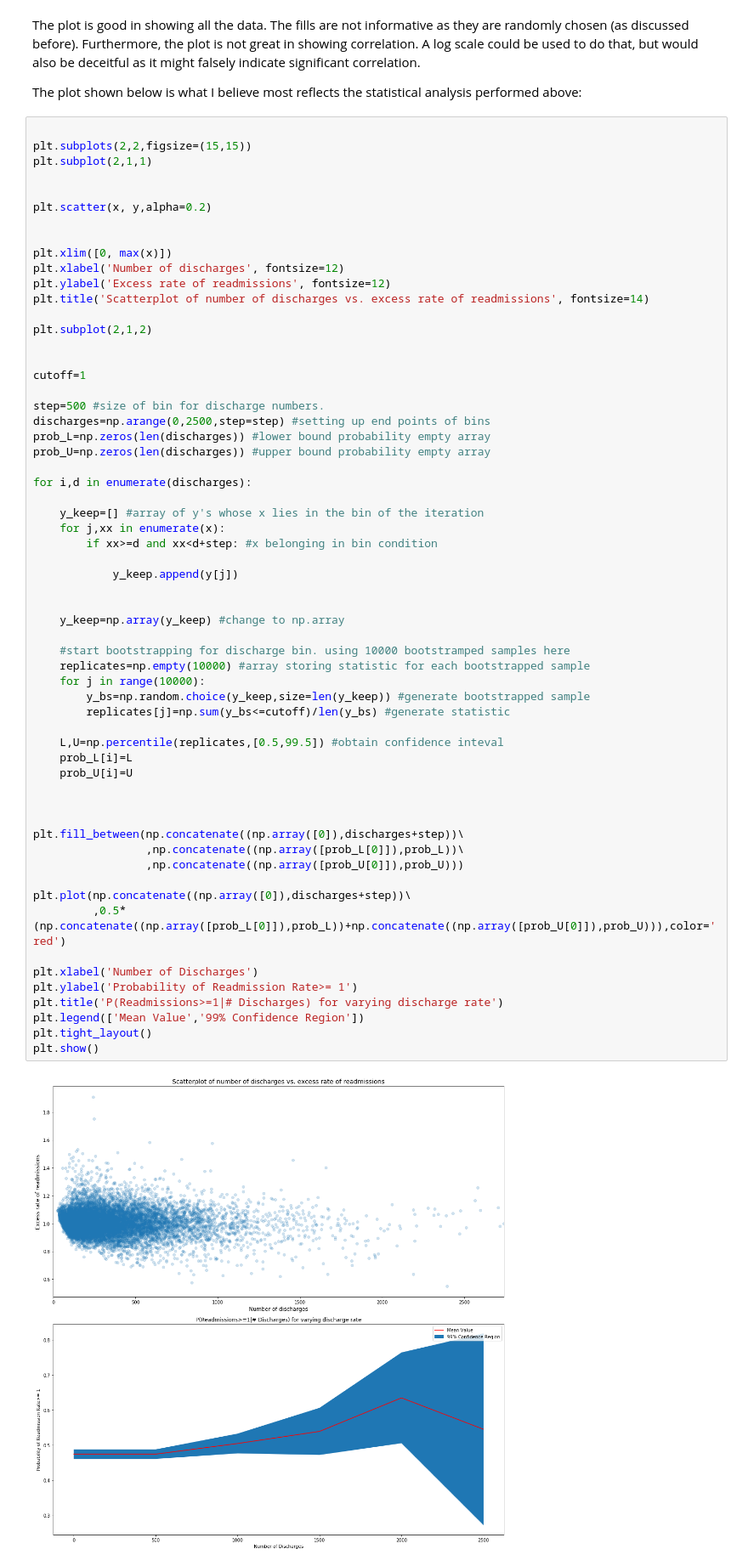
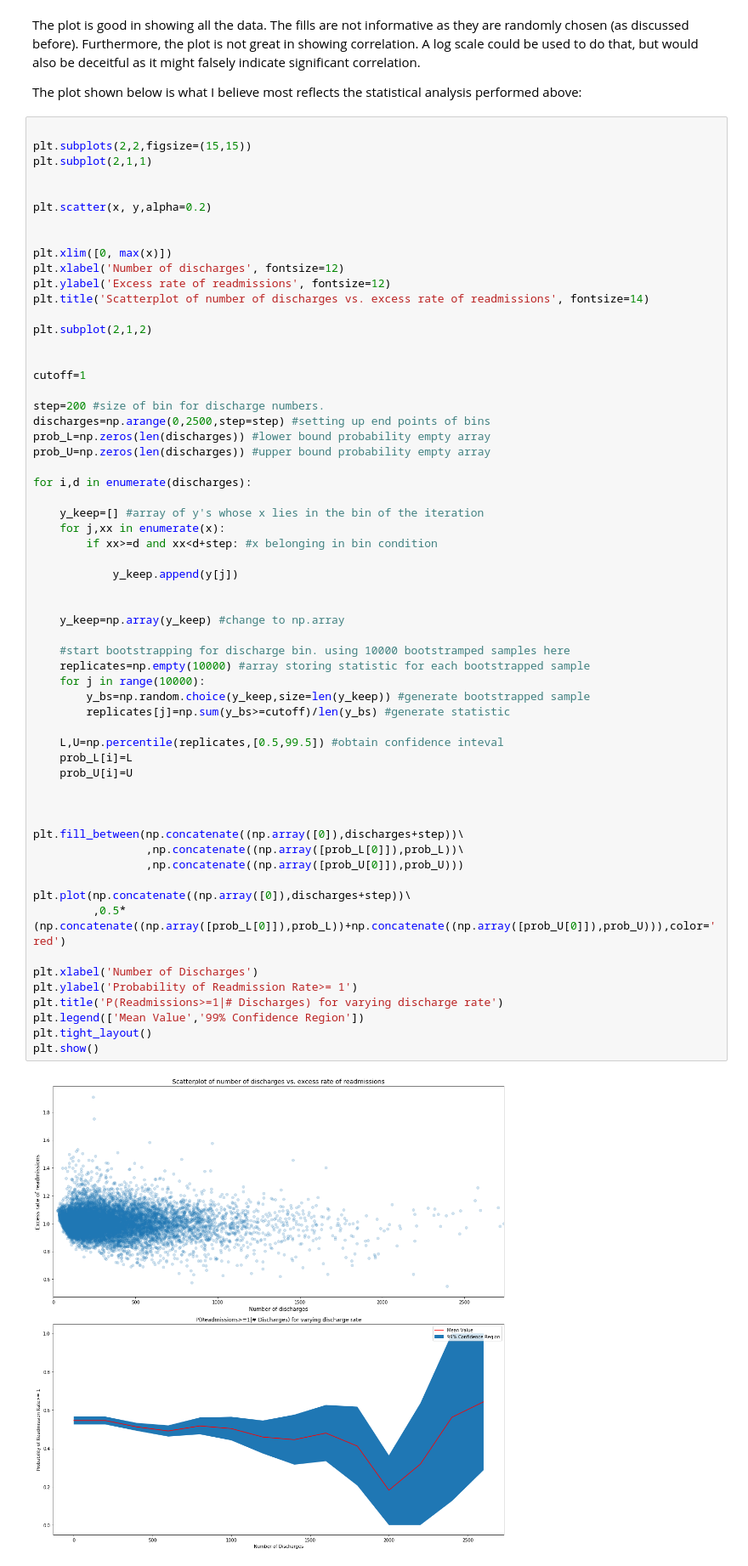
Before and after one commit to harajlim/Hospital-Readmission-Rate, a Jupyter notebook: sliderule_dsi_inferential_statistics_exercise_3.ipynb, the cells around one changed output. Shown: that part at 85% size. Saved outputs shown, nothing was run; the diff lists cells and outputs as text.

```diff
--- a/sliderule_dsi_inferential_statistics_exercise_3.ipynb
+++ b/sliderule_dsi_inferential_statistics_exercise_3.ipynb
@@ -447,7 +447,7 @@ plt.subplot(2,1,2)
 
 cutoff=1
 
-step=500 #size of bin for discharge numbers.
+step=200 #size of bin for discharge numbers.
 discharges=np.arange(0,2500,step=step) #setting up end points of bins
 prob_L=np.zeros(len(discharges)) #lower bound probability empty array
 prob_U=np.zeros(len(discharges)) #upper bound probability empty array
@@ -461,32 +461,32 @@ for i,d in enumerate(discharges):
             y_keep.append(y[j])
 
 
     y_keep=np.array(y_keep) #change to np.array
 
     #start bootstrapping for discharge bin. using 10000 bootstramped samples here
     replicates=np.empty(10000) #array storing statistic for each bootstrapped sample
     for j in range(10000):
         y_bs=np.random.choice(y_keep,size=len(y_keep)) #generate bootstrapped sample
-        replicates[j]=np.sum(y_bs<=cutoff)/len(y_bs) #generate statistic
+        replicates[j]=np.sum(y_bs>=cutoff)/len(y_bs) #generate statistic
 
     L,U=np.percentile(replicates,[0.5,99.5]) #obtain confidence inteval
     prob_L[i]=L
     prob_U[i]=U
 
 
 
 plt.fill_between(np.concatenate((np.array([0]),discharges+step))\
                  ,np.concatenate((np.array([prob_L[0]]),prob_L))\
                  ,np.concatenate((np.array([prob_U[0]]),prob_U)))
 
 plt.plot(np.concatenate((np.array([0]),discharges+step))\
          ,0.5*(np.concatenate((np.array([prob_L[0]]),prob_L))+np.concatenate((np.array([prob_U[0]]),prob_U))),color='red')
 
 plt.xlabel('Number of Discharges')
 plt.ylabel('Probability of Readmission Rate>= 1')
 plt.title('P(Readmissions>=1|# Discharges) for varying discharge rate')
 plt.legend(['Mean Value','99% Confidence Region'])
 plt.tight_layout()
 plt.show()
 # %% [output]
-[figure, old version]
+[figure, new version]
```
Also changed, not shown: parts of 1 cell of this notebook.
